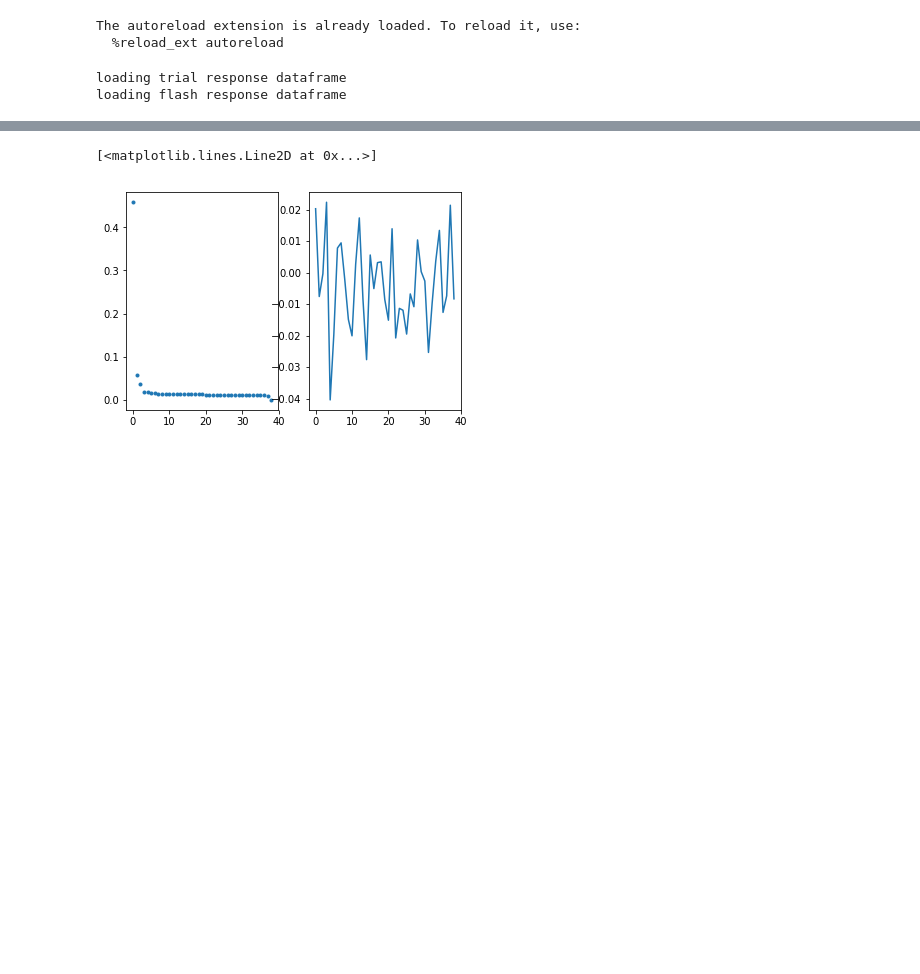
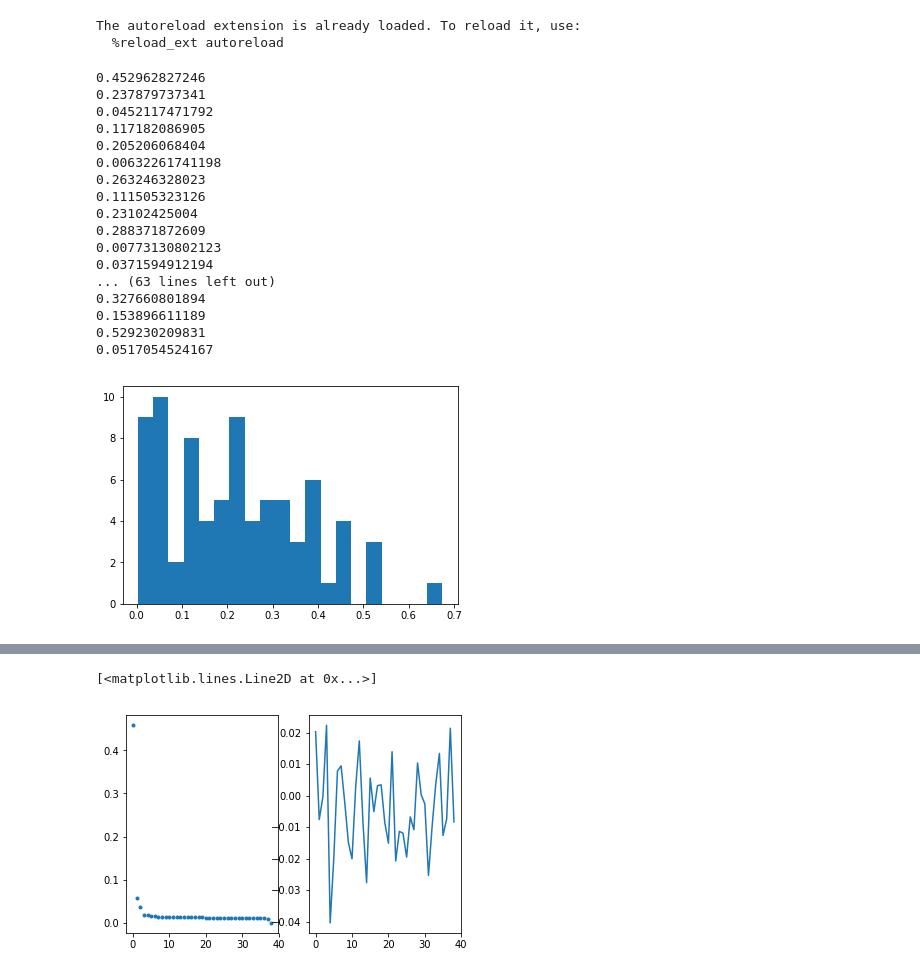
Before and after one commit to yonibrowning/oBehave, a Jupyter notebook: PlottingTesting/PCA_FirstPass.ipynb, the cells around one changed output, grey strips where cells are left out. Drawn from its saved outputs; the diff is of its cells as text; code cells hidden in the pictures; blank space fills up the shorter version.

```diff
--- a/PlottingTesting/PCA_FirstPass.ipynb
+++ b/PlottingTesting/PCA_FirstPass.ipynb
@@ -24,7 +28,48 @@ The autoreload extension is already loaded. To reload it, use:
 # Load a particular neuron
 manifest = obhf.load_manifest()
 dataset= VisualBehaviorOphysDataset(experiment_id=experiment_id, cache_dir=obhf.drive_path)
-respset = ResponseAnalysis(dataset)
+#analysis = ResponseAnalysis(dataset)
-# %% [output]
-loading trial response dataframe
-loading flash response dataframe
+# %%
+def compute_lifetime_sparseness(image_responses):
+    # image responses should be an array of the trial averaged responses to each image
+    # sparseness = 1-(sum of trial averaged responses to images / N)squared / (sum of (squared mean responses / n)) / (1-(1/N))
+    # N = number of images
+    # after Vinje & Gallant, 2000; Froudarakis et al., 2014
+    N = float(len(image_responses))
+    ls = ((1-(1/N) * ((np.power(np.abs(image_responses).sum(axis=0),2)) / (np.power(image_responses,2).sum(axis=0)))) / (1-(1/N)))
+    return ls
+
+spar = np.zeros((dff.shape[0],))
+frd = obba.includeAddRepeats(analysis.flash_response_df)
+for ii in range(len(spar)):
+    st = frd[(frd.cell==ii)&(frd.repeats == 1)]
+    res,_ = obna.singlecellpca(dff[ii,:],tme,stimulus_table['start_time'].values)
+    unq = st.image_name.unique()
+    means = np.zeros(unq.shape)
+    sems = np.zeros(unq.shape)
+    for jj,itm in enumerate(unq):
+        res_tmp = res[np.where(st['image_name']==itm)]
+        means[jj] = res_tmp.mean()
+        sems[jj] = sp.stats.sem(res_tmp)
+    spar[ii] = compute_lifetime_sparseness(means)
+    print(spar[ii])
+plt.hist(spar,20);
+# %% [output]
+0.452962827246
+0.237879737341
+0.0452117471792
+0.117182086905
+0.205206068404
+0.00632261741198
+0.263246328023
+0.111505323126
+0.23102425004
+0.288371872609
+0.00773130802123
+0.0371594912194
+... (63 lines left out)
+0.327660801894
+0.153896611189
+0.529230209831
+0.0517054524167
+[figure, added]
```
Also changed, not shown: parts of 5 cells of this notebook, 6 other files.
